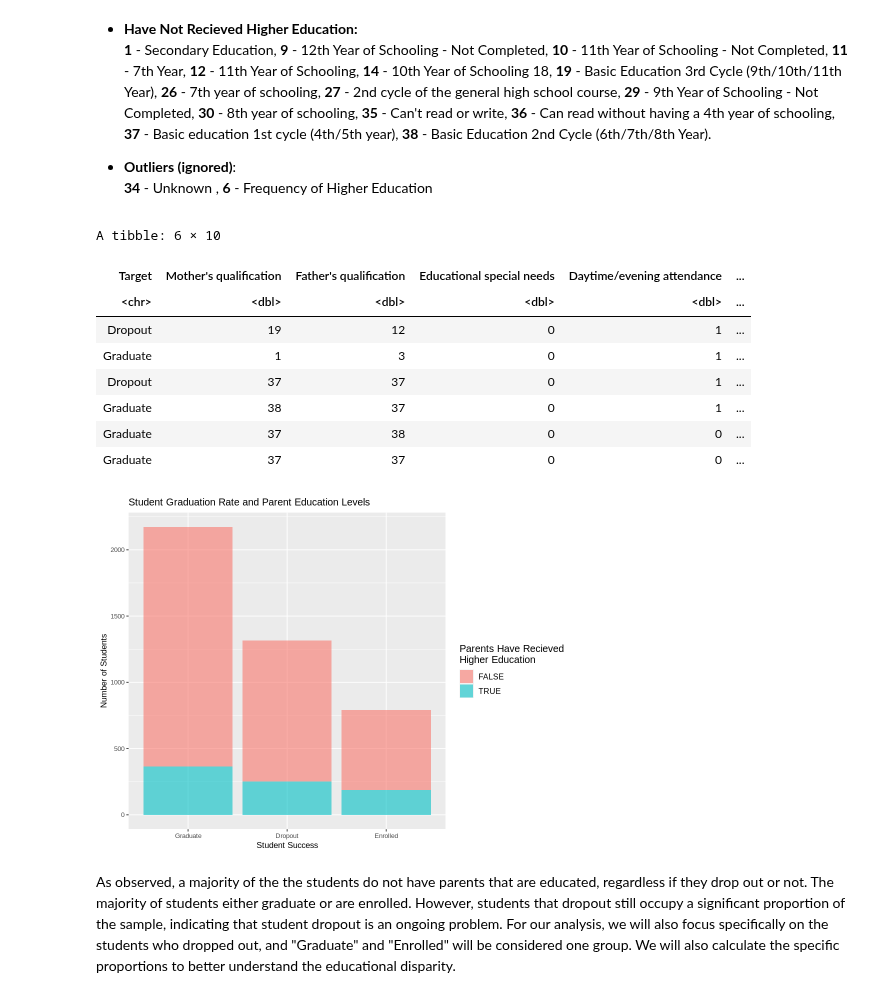
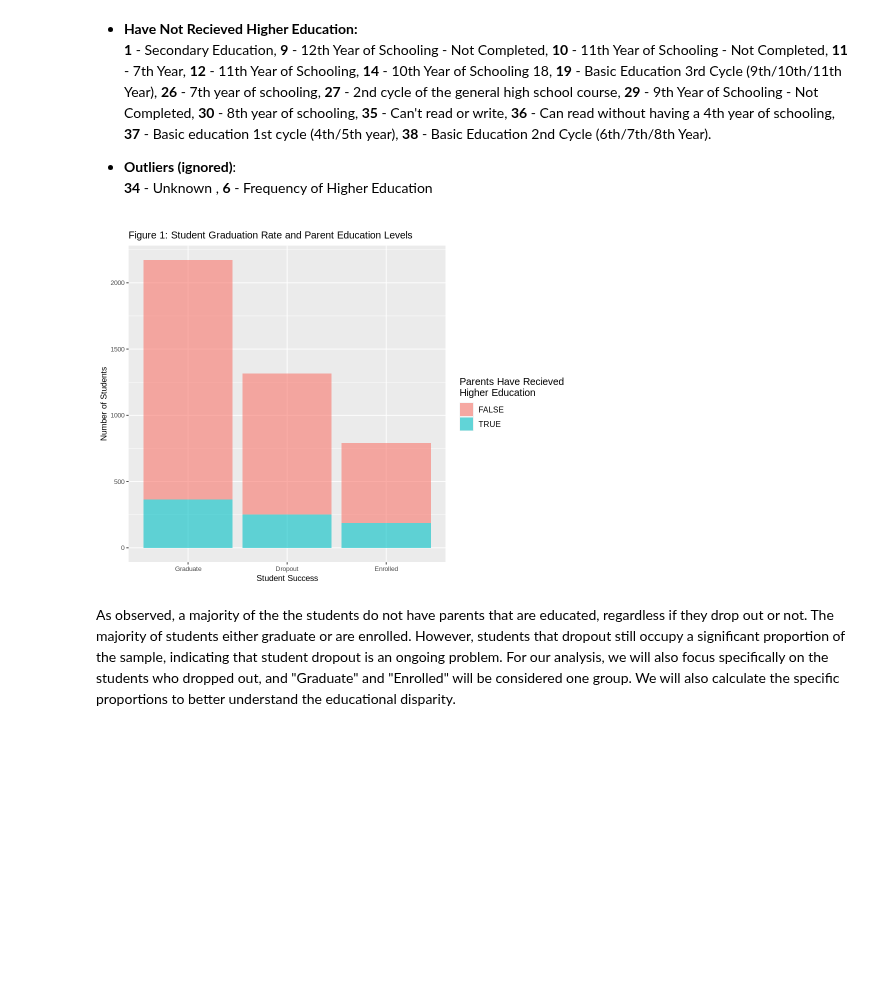
Before and after one commit to MehrshadEsm/stat-201-project, a Jupyter notebook: stat201_project_proposal.ipynb, the cells around one changed output. Drawn from its saved outputs; the diff is of its cells as text; code cells hidden in the pictures; blank space fills up the shorter version.

```diff
--- a/stat201_project_proposal.ipynb
+++ b/stat201_project_proposal.ipynb
@@ -167,46 +167,35 @@ higher_edu = c(2, 3, 4, 5, 22, 40, 41, 42, 43, 44, 39)
 not_higher_edu = c(1, 9, 10, 11, 12, 14, 19, 26, 27, 29, 30, 35, 36, 37, 38)
 outliers = c(34, 6)
 
 # removing data where parents' education level are outliers
 student_data_edu_unfiltered <-
     student_data |>
     filter(!(`Mother's qualification` %in%  outliers | `Father's qualification` %in%  outliers)) |>
     mutate(one_higher_edu  = ((`Mother's qualification` %in%  higher_edu) | (`Father's qualification` %in%  higher_edu)),
            both_higher_edu = ((`Mother's qualification` %in%  higher_edu) & (`Father's qualification` %in%  higher_edu)))
-
-head(student_data_edu_unfiltered)
 
 # Arranging Data
 arranged_data <-
     student_data_edu_unfiltered %>%
     group_by(Target) |>
     mutate(n = n())
 
 options(repr.plot.width = 8, repr.plot.height = 6)
 # Plotting Data
 education_summary_plot <-
     arranged_data |>
     ggplot(aes(x = reorder(Target, -n), fill = one_higher_edu)) +
       geom_bar(alpha = .6) +
       xlab("Student Success") +
       ylab("Number of Students") +
       labs(fill = "Parents Have Recieved\nHigher Education") +
       theme(text = element_text(size = 12)) +
-      ggtitle("Student Graduation Rate and Parent Education Levels") +
+      ggtitle("Figure 1: Student Graduation Rate and Parent Education Levels") +
       theme(axis.title = element_text(size = 10), axis.text = element_text(size = 8), plot.title = element_text(size = 12))
 
 education_summary_plot
 # %% [output]
-A tibble: 6 × 10
-| Target | Mother's qualification | Father's qualification | Educational special needs | Daytime/evening attendance | ... |
-| <chr> | <dbl> | <dbl> | <dbl> | <dbl> | ... |
-| Dropout | 19 | 12 | 0 | 1 | ... |
-| Graduate | 1 | 3 | 0 | 1 | ... |
-| Dropout | 37 | 37 | 0 | 1 | ... |
-| Graduate | 38 | 37 | 0 | 1 | ... |
-| Graduate | 37 | 38 | 0 | 0 | ... |
-| Graduate | 37 | 37 | 0 | 0 | ... |
-[figure, old version]
+[figure, new version]
 # %% [markdown]
 As observed, a majority of the the students do not have parents that are educated, regardless if they drop out or not. The majority of students either graduate or are enrolled. However, students that dropout still occupy a significant proportion of the sample, indicating that student dropout is an ongoing problem. For our analysis, we will also focus specifically on the students who dropped out, and "Graduate" and "Enrolled" will be considered one group.  We will also calculate the specific proportions to better understand the educational disparity.
 # %% [markdown]
```
Also changed, not shown: parts of 2 cells of this notebook.
